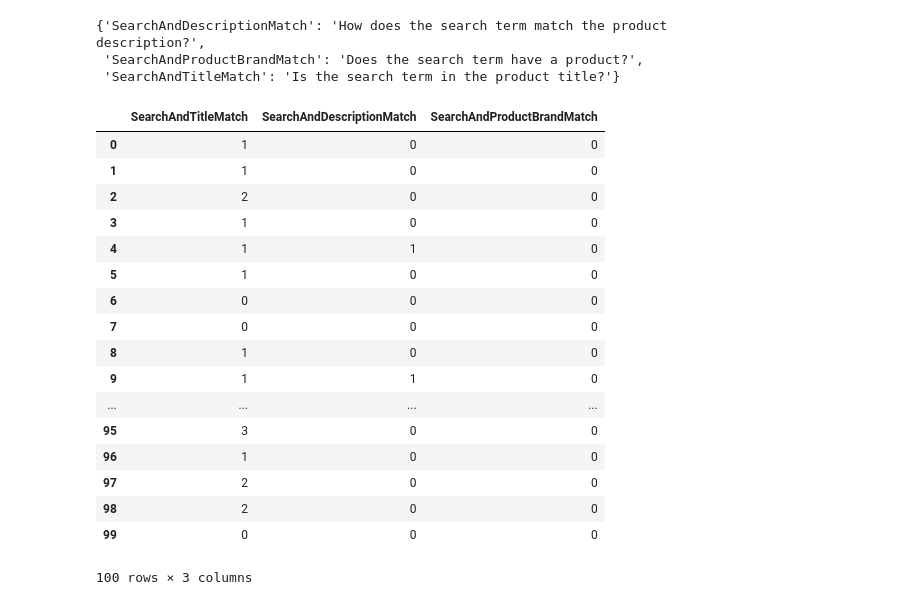
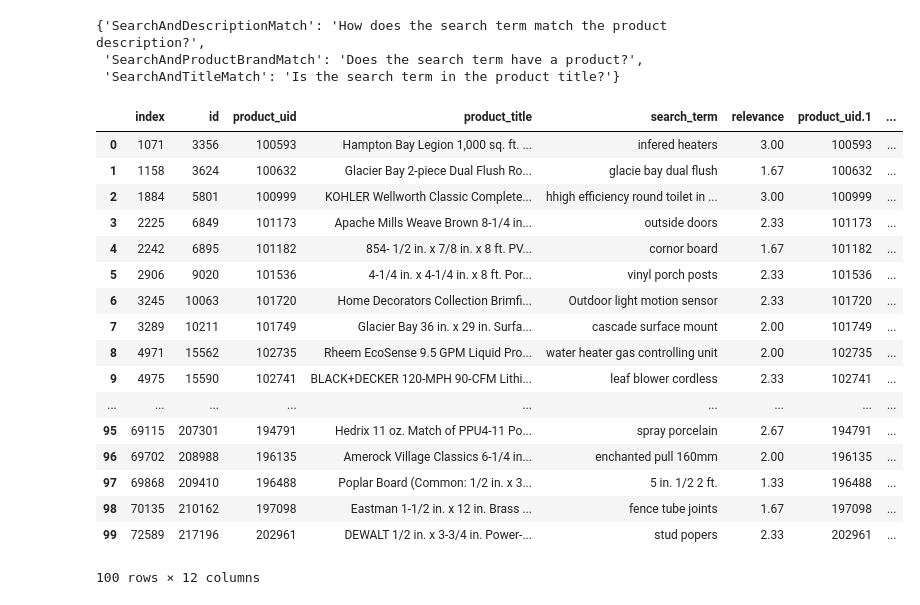
Before and after one commit to clementfung/machine-intelligence, a Jupyter notebook: experiment/feature-factory-explore.ipynb, the cells around one changed output. Drawn from its saved outputs; the diff is of its cells as text; code cells hidden in the pictures.

```diff
--- a/experiment/feature-factory-explore.ipynb
+++ b/experiment/feature-factory-explore.ipynb
@@ -39,24 +40,24 @@ ff.get_feature_descriptions_map()
 {'SearchAndDescriptionMatch': 'How does the search term match the product description?',
  'SearchAndProductBrandMatch': 'Does the search term have a product?',
  'SearchAndTitleMatch': 'Is the search term in the product title?'}
-# %%
-df_train[feature_columns]
-# %% [output]
-|  | SearchAndTitleMatch | SearchAndDescriptionMatch | SearchAndProductBrandMatch |
-| 0 | 1 | 0 | 0 |
-| 1 | 1 | 0 | 0 |
-| 2 | 2 | 0 | 0 |
-| 3 | 1 | 0 | 0 |
-| 4 | 1 | 1 | 0 |
-| 5 | 1 | 0 | 0 |
-| 6 | 0 | 0 | 0 |
-| 7 | 0 | 0 | 0 |
-| 8 | 1 | 0 | 0 |
-| 9 | 1 | 1 | 0 |
-| ... | ... | ... | ... |
-| 95 | 3 | 0 | 0 |
-| 96 | 1 | 0 | 0 |
-| 97 | 2 | 0 | 0 |
-| 98 | 2 | 0 | 0 |
-| 99 | 0 | 0 | 0 |
-100 rows × 3 columns
+# %%
+featu
+# %% [output]
+|  | index | id | product_uid | product_title | search_term | relevance | product_uid.1 | ... |
+| 0 | 1071 | 3356 | 100593 | Hampton Bay Legion 1,000 sq. ft. ... | infered heaters | 3.00 | 100593 | ... |
+| 1 | 1158 | 3624 | 100632 | Glacier Bay 2-piece Dual Flush Ro... | glacie bay dual flush | 1.67 | 100632 | ... |
+| 2 | 1884 | 5801 | 100999 | KOHLER Wellworth Classic Complete... | hhigh efficiency round toilet in ... | 3.00 | 100999 | ... |
+| 3 | 2225 | 6849 | 101173 | Apache Mills Weave Brown 8-1/4 in... | outside doors | 2.33 | 101173 | ... |
+| 4 | 2242 | 6895 | 101182 | 854- 1/2 in. x 7/8 in. x 8 ft. PV... | cornor board | 1.67 | 101182 | ... |
+| 5 | 2906 | 9020 | 101536 | 4-1/4 in. x 4-1/4 in. x 8 ft. Por... | vinyl porch posts | 2.33 | 101536 | ... |
+| 6 | 3245 | 10063 | 101720 | Home Decorators Collection Brimfi... | Outdoor light motion sensor | 2.33 | 101720 | ... |
+| 7 | 3289 | 10211 | 101749 | Glacier Bay 36 in. x 29 in. Surfa... | cascade surface mount | 2.00 | 101749 | ... |
+| 8 | 4971 | 15562 | 102735 | Rheem EcoSense 9.5 GPM Liquid Pro... | water heater gas controlling unit | 2.00 | 102735 | ... |
+| 9 | 4975 | 15590 | 102741 | BLACK+DECKER 120-MPH 90-CFM Lithi... | leaf blower cordless | 2.33 | 102741 | ... |
+| ... | ... | ... | ... | ... | ... | ... | ... | ... |
+| 95 | 69115 | 207301 | 194791 | Hedrix 11 oz. Match of PPU4-11 Po... | spray porcelain | 2.67 | 194791 | ... |
+| 96 | 69702 | 208988 | 196135 | Amerock Village Classics 6-1/4 in... | enchanted pull 160mm | 2.00 | 196135 | ... |
+| 97 | 69868 | 209410 | 196488 | Poplar Board (Common: 1/2 in. x 3... | 5 in. 1/2 2 ft. | 1.33 | 196488 | ... |
+| 98 | 70135 | 210162 | 197098 | Eastman 1-1/2 in. x 12 in. Brass ... | fence tube joints | 1.67 | 197098 | ... |
+| 99 | 72589 | 217196 | 202961 | DEWALT 1/2 in. x 3-3/4 in. Power-... | stud popers | 2.33 | 202961 | ... |
+100 rows × 12 columns
```
Also changed, not shown: parts of 2 cells of this notebook, 3 other files.
